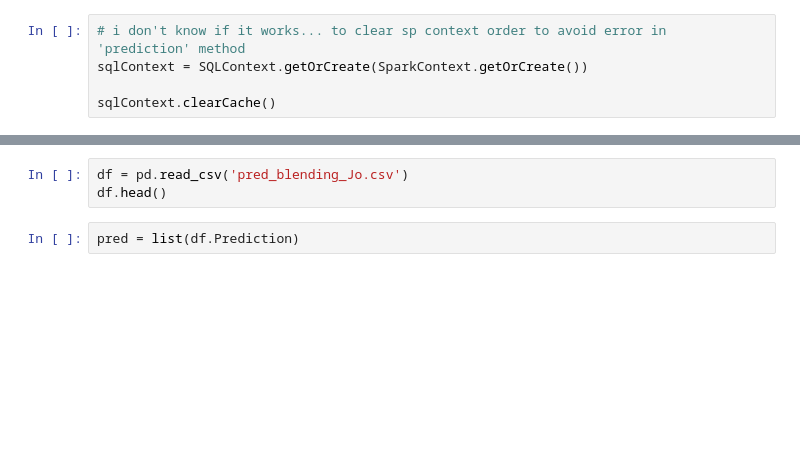
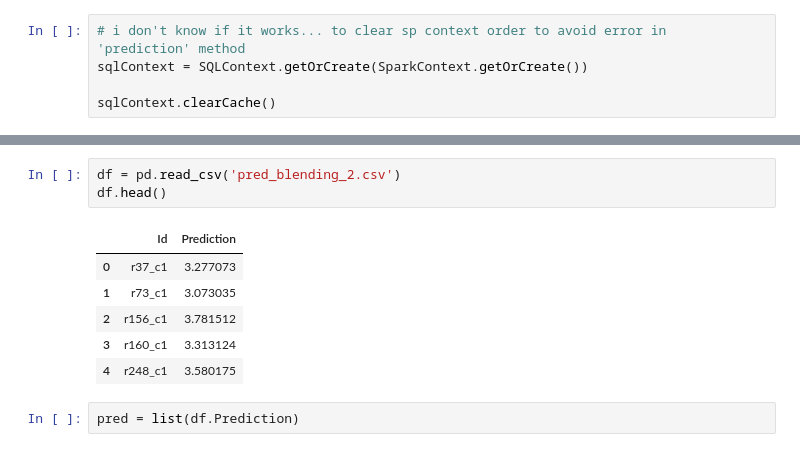
Before and after one commit to glederrey/PCML_Netflix_and_Chill, a Jupyter notebook: blender/blending_Jo_14dec16_copy.ipynb, the cells around one changed output, grey strips where cells are left out. Cells and saved outputs as stored; diff of their text form; blank space fills up the shorter version.

```diff
--- a/blender/blending_Jo_14dec16_copy.ipynb
+++ b/blender/blending_Jo_14dec16_copy.ipynb
@@ -262,6 +369,13 @@ prediction(train, blending, dict_opt, 'pred_blending.csv')
 # %%
-df = pd.read_csv('pred_blending_Jo.csv')
+df = pd.read_csv('pred_blending_2.csv')
 df.head()
+# %% [output]
+|  | Id | Prediction |
+| 0 | r37_c1 | 3.277073 |
+| 1 | r73_c1 | 3.073035 |
+| 2 | r156_c1 | 3.781512 |
+| 3 | r160_c1 | 3.313124 |
+| 4 | r248_c1 | 3.580175 |
 # %%
 pred = list(df.Prediction)
 # %%
```
Also changed, not shown: parts of 10 cells of this notebook.
